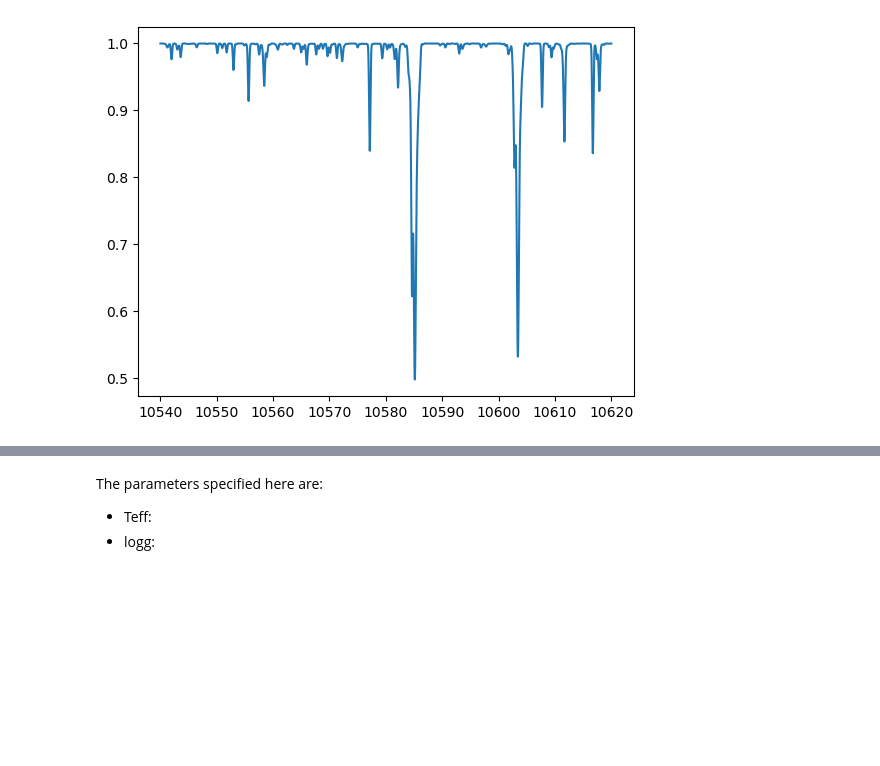
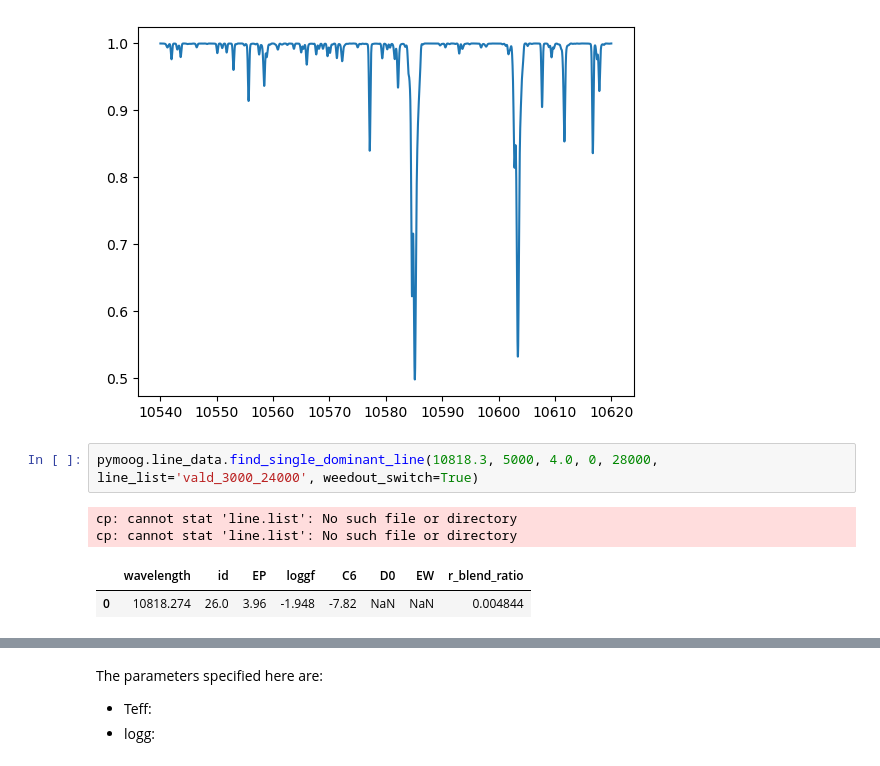
Before and after one commit to MingjieJian/pymoog, a Jupyter notebook: docs/tutorial/pymoog test notebook 2.ipynb, the cells around one changed output, grey strips where cells are left out. Saved outputs shown, nothing was run; the diff lists cells and outputs as text; blank space fills up the shorter version.

```diff
--- a/docs/tutorial/pymoog test notebook 2.ipynb
+++ b/docs/tutorial/pymoog test notebook 2.ipynb
@@ -198,6 +198,13 @@ plt.plot(s.wav, s.flux)
 # %% [output]
 [<matplotlib.lines.Line2D at 0x...>]
 [figure]
+# %%
+pymoog.line_data.find_single_dominant_line(10818.3, 5000, 4.0, 0, 28000, line_list='vald_3000_24000', weedout_switch=True)
+# %% [output]
+cp: cannot stat 'line.list': No such file or directory
+cp: cannot stat 'line.list': No such file or directory
+|  | wavelength | id | EP | loggf | C6 | D0 | EW | r_blend_ratio |
+| 0 | 10818.274 | 26.0 | 3.96 | -1.948 | -7.82 | NaN | NaN | 0.004844 |
 # %%
 %time
 # Basic usage of synth.
```
Also changed, not shown: parts of 2 cells of this notebook, 40 other files.
